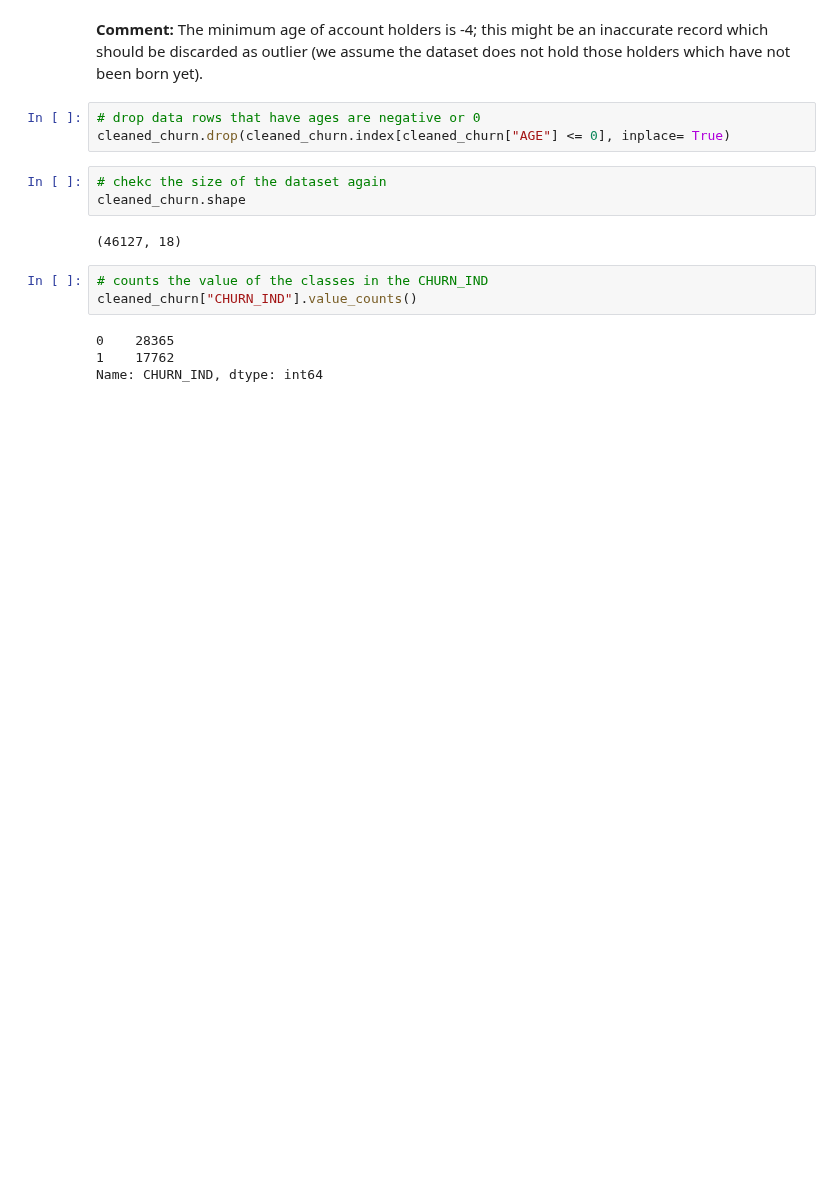
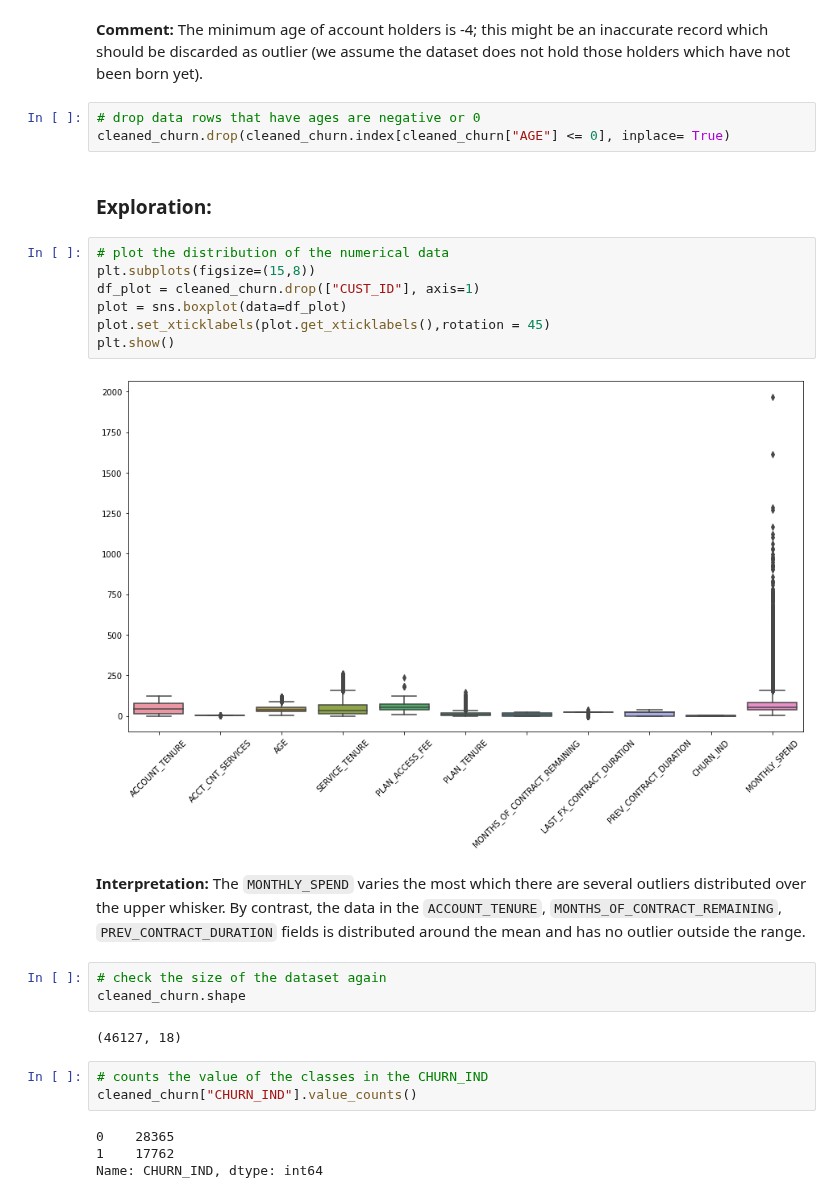
Before and after one commit to xuyenlinhHuynh/data-science-portfolio-xuyenlinhHuynh, a Jupyter notebook: Portfolio 3.ipynb, the cells around one changed output. Cells and saved outputs as stored; diff of their text form; blank space fills up the shorter version.

```diff
--- a/Portfolio 3.ipynb
+++ b/Portfolio 3.ipynb
@@ -93,8 +91,21 @@ cleaned_churn.describe()
 # %%
 # drop data rows that have ages are negative or 0
 cleaned_churn.drop(cleaned_churn.index[cleaned_churn["AGE"] <= 0], inplace= True)
+# %% [markdown]
+### Exploration:
+# %%
+# plot the distribution of the numerical data
+plt.subplots(figsize=(15,8))
+df_plot = cleaned_churn.drop(["CUST_ID"], axis=1)
+plot = sns.boxplot(data=df_plot)
+plot.set_xticklabels(plot.get_xticklabels(),rotation = 45)
+plt.show()
+# %% [output]
+[figure, added]
+# %% [markdown]
+**Interpretation:** The `MONTHLY_SPEND` varies the most which there are several outliers distributed over the upper whisker. By contrast, the data in the `ACCOUNT_TENURE`, `MONTHS_OF_CONTRACT_REMAINING`, `PREV_CONTRACT_DURATION` fields is distributed around the mean and has no outlier outside  the range.
 # %%
-# chekc the size of the dataset again
+# check the size of the dataset again
 cleaned_churn.shape
 # %% [output]
 (46127, 18)
```
Also changed, not shown: parts of 49 cells of this notebook.
